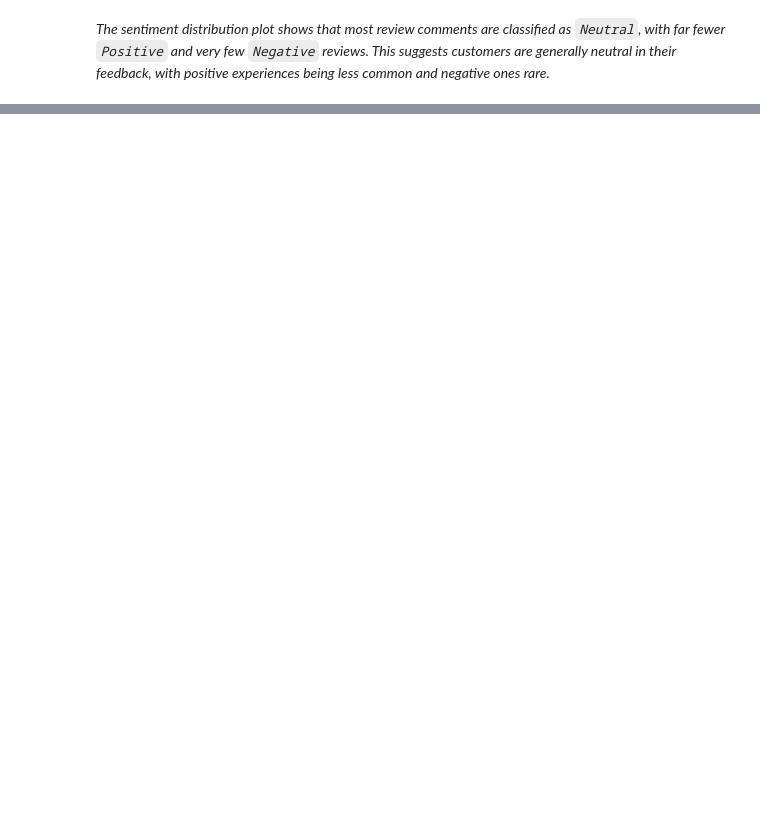
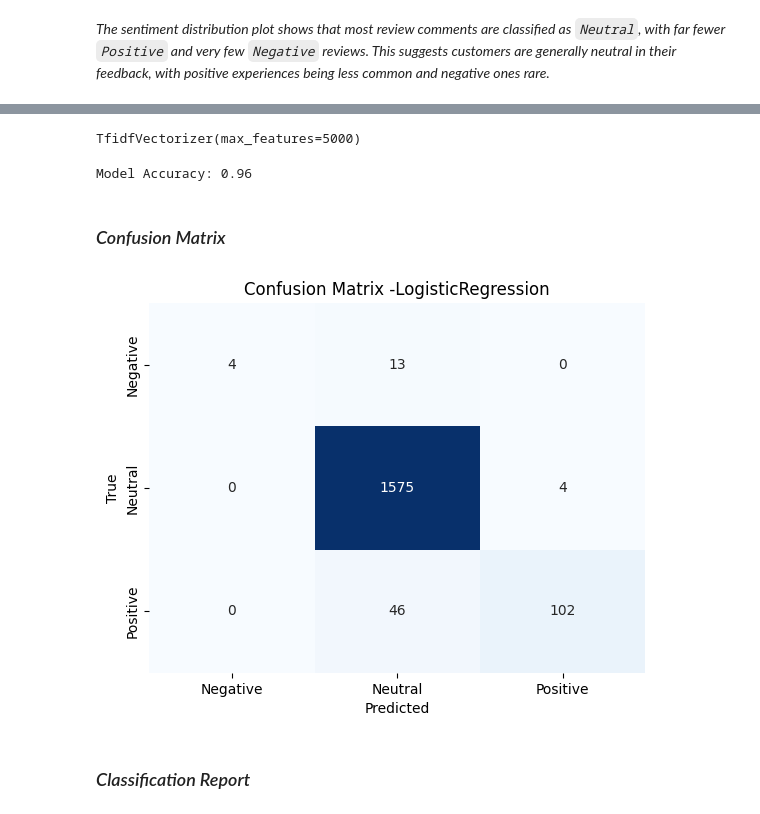
Before and after one commit to SnitTeshome/DSA2040A_DataMining_Group-8_Snit_552___Mohamed_006___Halima_315___Lesala_218, a Jupyter notebook: notebooks/3_data_mining.ipynb, the cells around one changed output, grey strips where cells are left out. Drawn from its saved outputs; the diff is of its cells as text; code cells hidden in the pictures; blank space fills up the shorter version.

Commit message:
Added Ml :Logistic regression

```diff
--- a/notebooks/3_data_mining.ipynb
+++ b/notebooks/3_data_mining.ipynb
@@ -562,0 +582,7 @@ plt.show()
+# %%
+# initialize the label encoder
+label_encoder = LabelEncoder()
+# %%
+# Convert categorical classes
+y_train_encoded = label_encoder.fit_transform(y_train)
+y_test_encoded = label_encoder.transform(y_test)
@@ -562,0 +594,43 @@ plt.show()
+# %%
+# Vectorize text using TF-IDF
+vectorizer = TfidfVectorizer(max_features=5000) # Optional limit for the number of features
+
+# Transform texts into TF-IDF vectors
+X_train_tfidf = vectorizer.fit_transform(X_train)
+X_test_tfidf = vectorizer.transform(X_test)
+
+# Convert to dense arrays (if necessary for some models)
+X_train_dense = X_train_tfidf.toarray()
+X_test_dense = X_test_tfidf.toarray()
+
+# Viewing
+vectorizer
+# %% [output]
+TfidfVectorizer(max_features=5000)
+# %%
+model=LogisticRegression(random_state=50, max_iter=1000)
+# Fit the model
+model.fit(X_train_dense, y_train_encoded)
+# Make predictions
+y_pred = model.predict(X_test_dense)
+# Evaluate the model
+accuracy = accuracy_score(y_test_encoded, y_pred)
+print(f"Model Accuracy: {accuracy:.2f}")
+# %% [output]
+Model Accuracy: 0.96
+# %% [markdown]
+### *Confusion Matrix*
+# %%
+cm = confusion_matrix(y_test_encoded, y_pred)
+
+plt.figure()
+sns.heatmap(cm, annot=True, fmt="d", cmap="Blues", cbar=False,
+            xticklabels=label_encoder.classes_, yticklabels=label_encoder.classes_)
+plt.xlabel("Predicted")
+plt.ylabel("True")
+plt.title("Confusion Matrix -LogisticRegression")
+plt.show()
+# %% [output]
+[figure, added]
+# %% [markdown]
+### *Classification Report*
```
Also changed, not shown: parts of 21 cells of this notebook.
